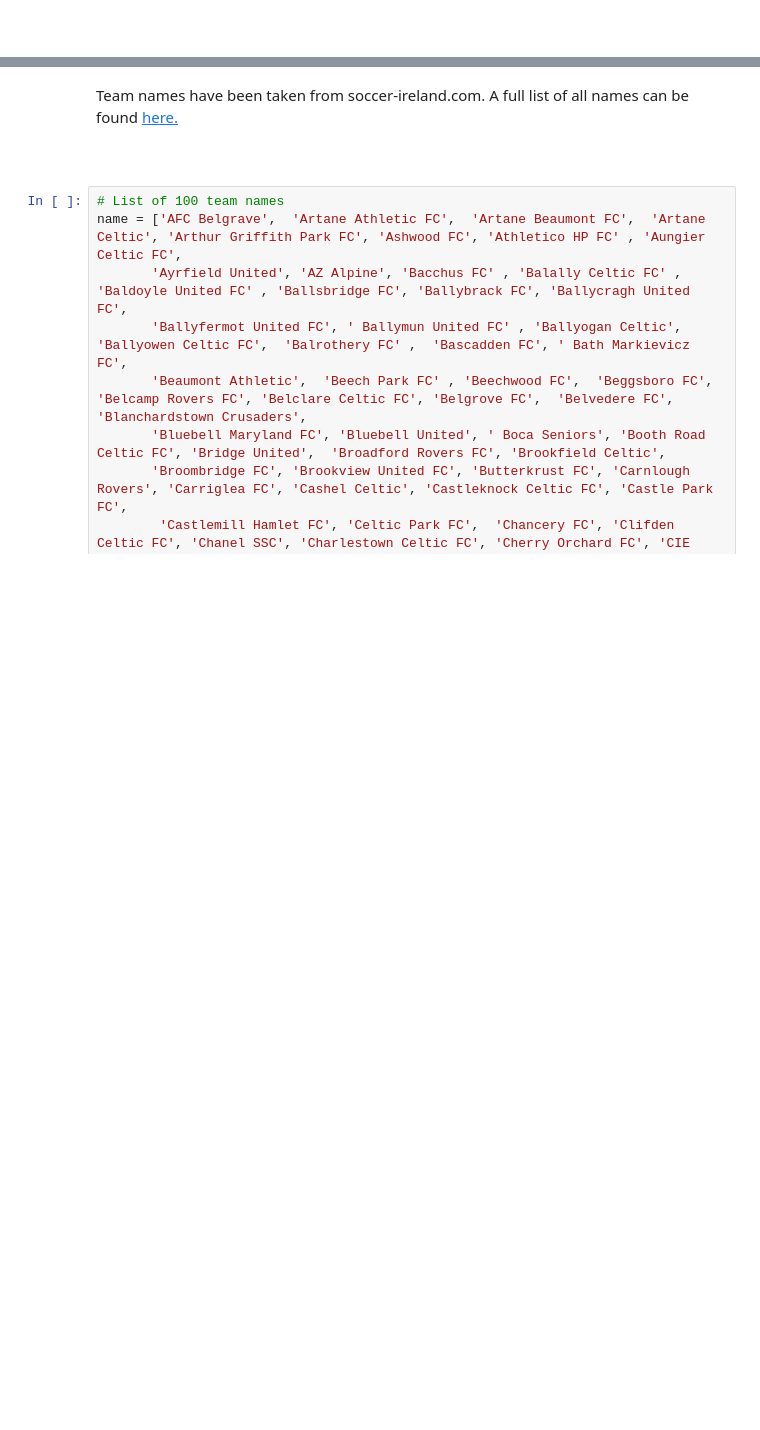
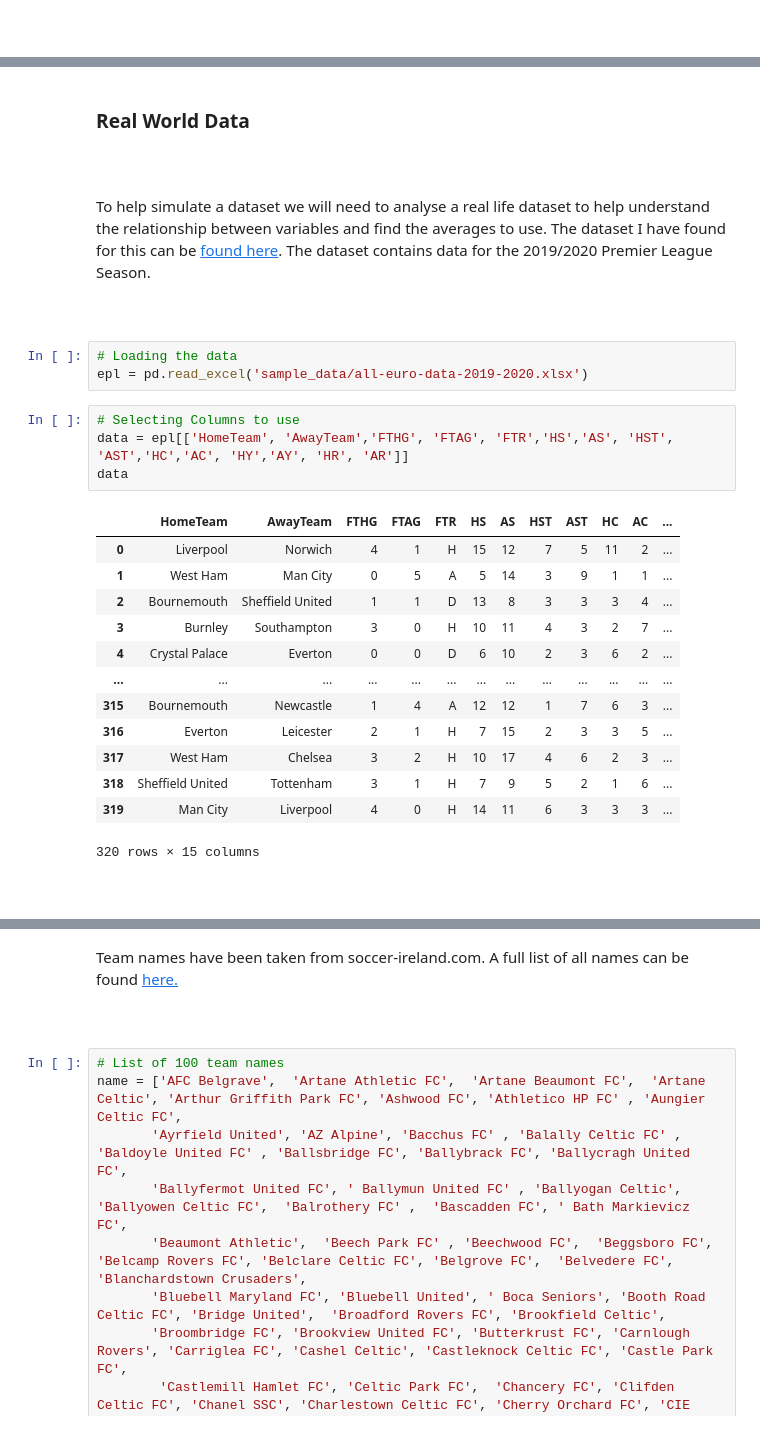
Before and after one commit to kmcd14/ProgrammingDA-project, a Jupyter notebook: data_sim.ipynb, the cells around one changed output, grey strips where cells are left out. Drawn from its saved outputs; the diff is of its cells as text; blank space fills up the shorter version.

```diff
--- a/data_sim.ipynb
+++ b/data_sim.ipynb
@@ -430,0 +418,31 @@ df = pd.DataFrame(columns=['team', 'played', 'points', 'shots', 'shots on target
+# %% [markdown]
+### Real World Data
+# %% [markdown]
+<br>
+# %% [markdown]
+To help simulate a dataset we will need to analyse a real life dataset to help understand the relationship between variables and find the averages to use. The dataset I have found for this can be [found here](https://www.kaggle.com/adityadesai13/european-football-database-20192020). The dataset contains data for the 2019/2020 Premier League Season.
+# %% [markdown]
+<br>
+# %%
+# Loading the data
+epl = pd.read_excel('sample_data/all-euro-data-2019-2020.xlsx')
+# %%
+# Selecting Columns to use
+data = epl[['HomeTeam', 'AwayTeam','FTHG', 'FTAG', 'FTR','HS','AS', 'HST', 'AST','HC','AC', 'HY','AY', 'HR', 'AR']]
+data
+# %% [output]
+|  | HomeTeam | AwayTeam | FTHG | FTAG | FTR | HS | AS | HST | AST | HC | AC | ... |
+| 0 | Liverpool | Norwich | 4 | 1 | H | 15 | 12 | 7 | 5 | 11 | 2 | ... |
+| 1 | West Ham | Man City | 0 | 5 | A | 5 | 14 | 3 | 9 | 1 | 1 | ... |
+| 2 | Bournemouth | Sheffield United | 1 | 1 | D | 13 | 8 | 3 | 3 | 3 | 4 | ... |
+| 3 | Burnley | Southampton | 3 | 0 | H | 10 | 11 | 4 | 3 | 2 | 7 | ... |
+| 4 | Crystal Palace | Everton | 0 | 0 | D | 6 | 10 | 2 | 3 | 6 | 2 | ... |
+| ... | ... | ... | ... | ... | ... | ... | ... | ... | ... | ... | ... | ... |
+| 315 | Bournemouth | Newcastle | 1 | 4 | A | 12 | 12 | 1 | 7 | 6 | 3 | ... |
+| 316 | Everton | Leicester | 2 | 1 | H | 7 | 15 | 2 | 3 | 3 | 5 | ... |
+| 317 | West Ham | Chelsea | 3 | 2 | H | 10 | 17 | 4 | 6 | 2 | 3 | ... |
+| 318 | Sheffield United | Tottenham | 3 | 1 | H | 7 | 9 | 5 | 2 | 1 | 6 | ... |
+| 319 | Man City | Liverpool | 4 | 0 | H | 14 | 11 | 6 | 3 | 3 | 3 | ... |
+320 rows × 15 columns
+# %% [markdown]
+<br>
```
Also changed, not shown: parts of 225 cells of this notebook.
